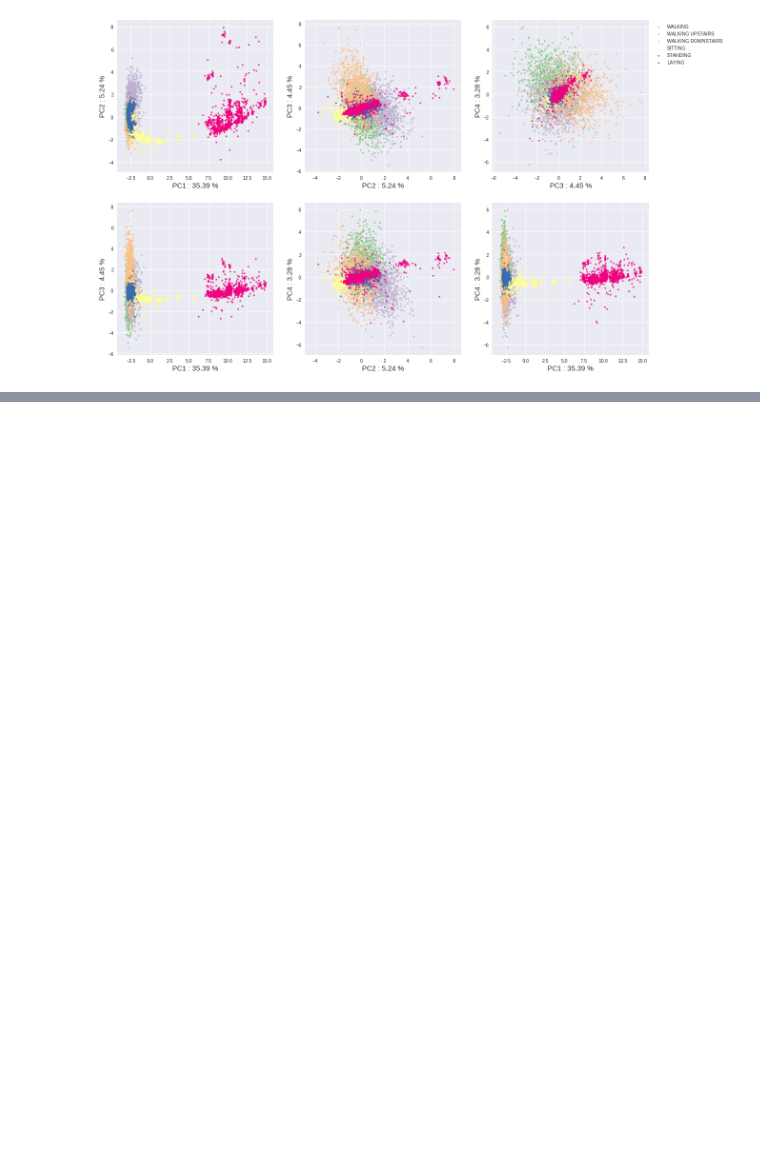
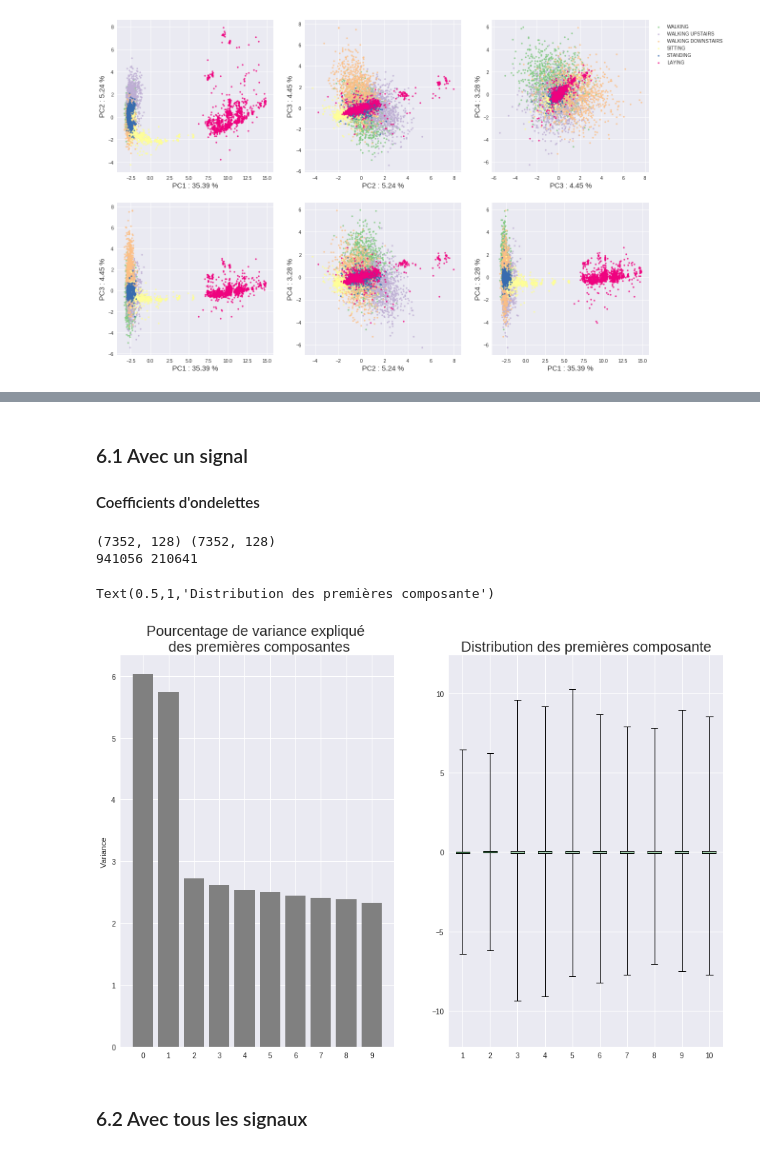
Before and after one commit to eva0marques/Human-recognition-activity-project, a Jupyter notebook: Atelier-HAR-Exploration_Inertial_data.ipynb, the cells around one changed output, grey strips where cells are left out. Saved outputs shown, nothing was run; the diff lists cells and outputs as text; code cells hidden in the pictures; blank space fills up the shorter version.

```diff
--- a/Atelier-HAR-Exploration_Inertial_data.ipynb
+++ b/Atelier-HAR-Exploration_Inertial_data.ipynb
@@ -337,0 +387,47 @@ LDA Sur tous les signaux
+# %% [markdown]
+### 6.1 Avec un signal
+
+#### Coefficients d'ondelettes
+# %%
+wf = "haar"
+
+Coeff = []
+TCoeff = []
+for x in X_train[:,:,isignal]:
+    #Apply wabvelet decomposition
+    coeffs = pywt.wavedec(x,wf,level=7)
+    coeffs_flatten = np.hstack(coeffs)
+    Coeff.append(coeffs_flatten)
+    # Compute universal Threshold http://jseabold.net/blog/2012/02/23/wavelet-regression-in-python/
+    sigma = mad(coeffs[-1])
+    uthresh = sigma*np.sqrt(2*np.log(128))
+    # Apply Threshold on 4 fist level
+    coeffs_thresh = [pywt.threshold(c, uthresh, mode="hard") if i<=3 else c for i,c in enumerate(coeffs[::-1])]
+    coeffs_thresh_flatten = np.hstack(coeffs_thresh[::-1])
+    TCoeff.append(coeffs_thresh_flatten)
+
+Coeff = np.array(Coeff)
+TCoeff = np.array(TCoeff)
+print(Coeff.shape, TCoeff.shape)
+print(np.sum(Coeff!=0), np.sum(TCoeff!=0))
+# %% [output]
+(7352, 128) (7352, 128)
+941056 210641
+# %%
+acp = sd.PCA()
+X_acp = acp.fit_transform(sprep.scale(Coeff[:,64:]))
+# %%
+fig = plt.figure(figsize=(15,10))
+ax = fig.add_subplot(1,2,1)
+ax.bar(range(10), acp.explained_variance_ratio_[:10]*100, align='center',
+        color='grey', ecolor='black')
+ax.set_xticks(range(10))
+ax.set_ylabel("Variance")
+ax.set_title("Pourcentage de variance expliqué \n des premières composantes", fontsize=20)
+
+ax = fig.add_subplot(1,2,2)
+box=ax.boxplot(X_acp[:,0:10], whis=100)
+ax.set_title("Distribution des premières composante", fontsize=20)
+# %% [output]
+Text(0.5,1,'Distribution des premières composante')
+[figure, added]
@@ -337,0 +459,2 @@ LDA Sur tous les signaux
+# %% [markdown]
+### 6.2 Avec tous les signaux
```
Also changed, not shown: parts of 18 cells of this notebook, 1 other file.
